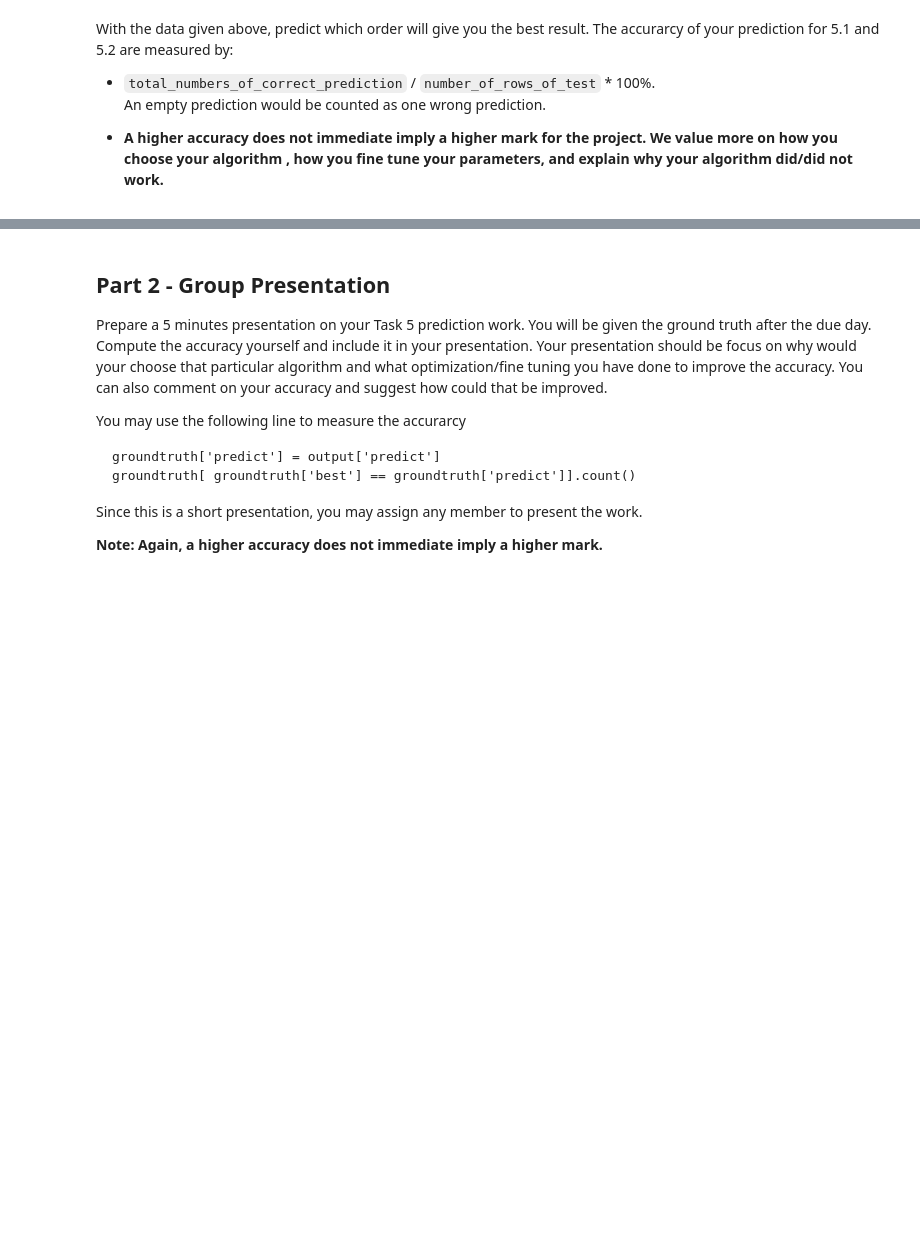
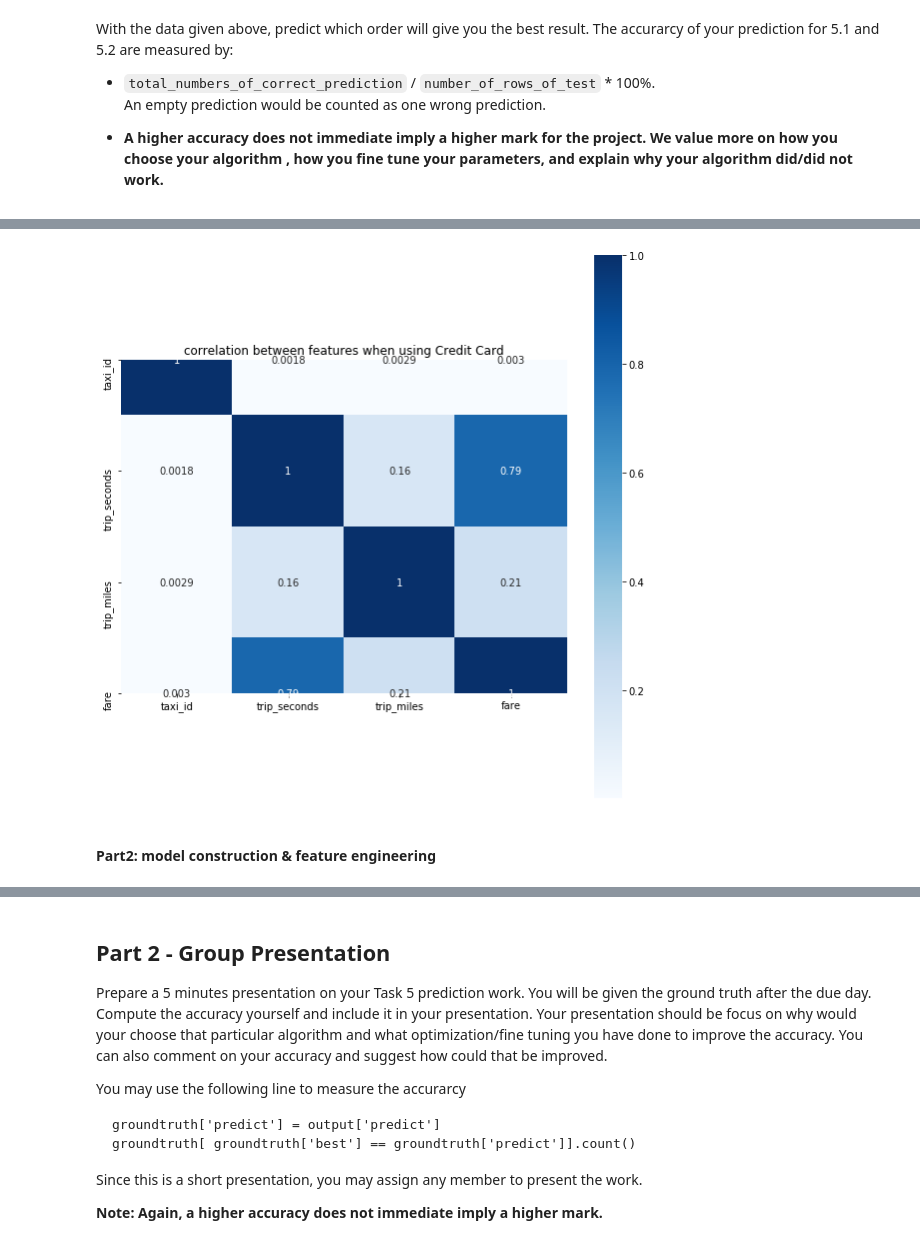
Before and after one commit to LEOch007/DM_project_taxi, a Jupyter notebook: CSIT5210 Assignment.ipynb, the cells around one changed output, grey strips where cells are left out. Cells and saved outputs as stored; diff of their text form; code cells hidden in the pictures; blank space fills up the shorter version.

```diff
--- a/CSIT5210 Assignment.ipynb
+++ b/CSIT5210 Assignment.ipynb
@@ -877,0 +875,12 @@ An empty prediction would be counted as one wrong prediction.
+# %%
+# heatmap of correlation between features
+import seaborn as sns
+
+plt.subplots(figsize=(10, 10))
+sns.heatmap(X[X['payment_type']=='Credit Card'].iloc[:,:6].corr(), annot=True, vmax=1, square=True, cmap="Blues")
+plt.title('correlation between features when using Credit Card')
+plt.show()
+# %% [output]
+[figure, added]
+# %% [markdown]
+#### Part2: model construction & feature engineering
```
Also changed, not shown: parts of 14 cells of this notebook.
